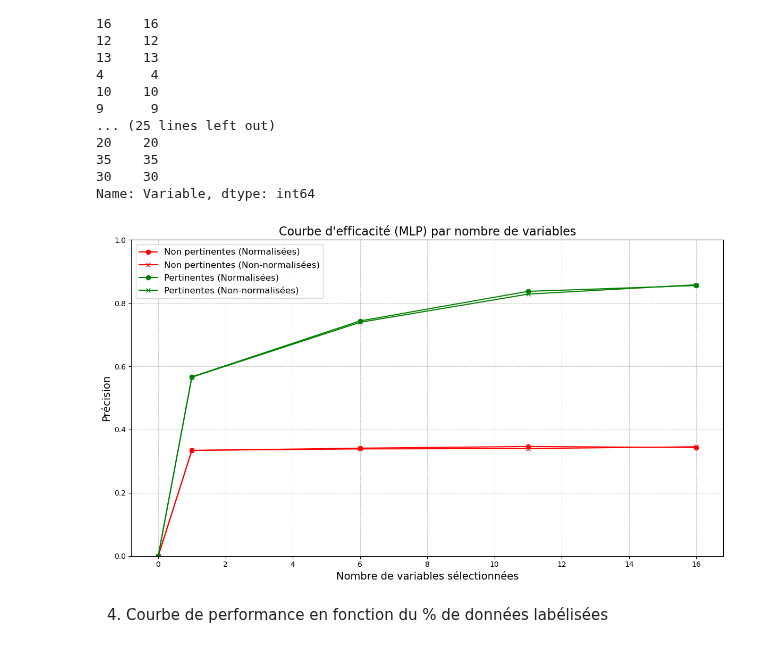
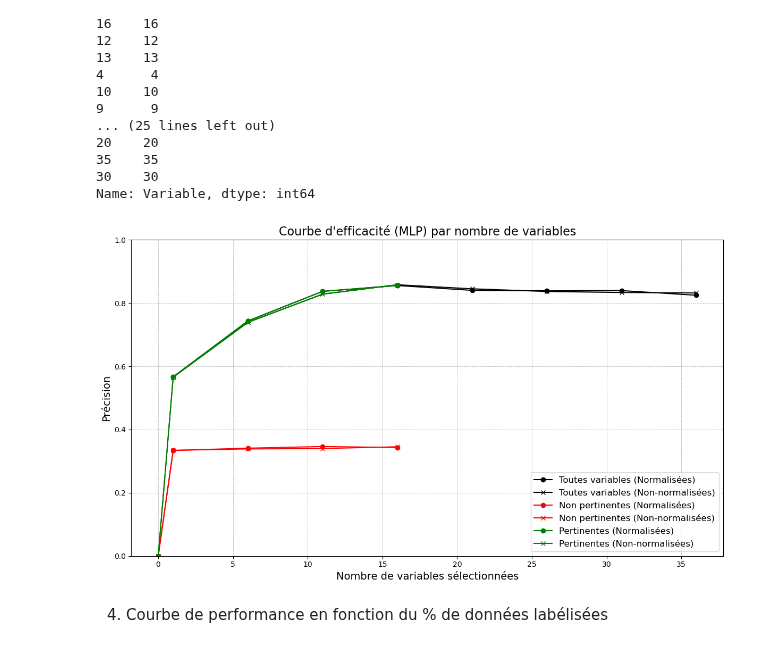
Before and after one commit to jdutel42/TAA, a Jupyter notebook: TP/TP3/TP3_TAA.ipynb, the cells around one changed output. Saved outputs shown, nothing was run; the diff lists cells and outputs as text; code cells hidden in the pictures.

```diff
--- a/TP/TP3/TP3_TAA.ipynb
+++ b/TP/TP3/TP3_TAA.ipynb
@@ -566,35 +573,34 @@ score_df_sorted["Variable"]
 30    30
 Name: Variable, dtype: int64
 # %%
-
 # Tracé des courbes
 plt.figure(figsize=(12, 7))
 
 # # Couleurs harmonieuses
-# plt.plot(all_variables, accuracy_no_selection, label='Toutes variables (Normalisées)', marker='o', color='black')
-# plt.plot(all_variables, accuracy_no_selection_non_normalized, label='Toutes variables (Non-normalisées)', marker='x', color='black')
+plt.plot(num_all_vars, accuracy_no_selection, label='Toutes variables (Normalisées)', marker='o', color='black')
+plt.plot(num_all_vars, accuracy_no_selection_non_normalized, label='Toutes variables (Non-normalisées)', marker='x', color='black')
 
 plt.plot(num_non_pertinent_vars, accuracies_non_pertinent, label="Non pertinentes (Normalisées)", marker='o', color='red')
 plt.plot(num_non_pertinent_vars, accuracies_non_pertinent_non_normalized, label="Non pertinentes (Non-normalisées)", marker='x', color='red')
 
 plt.plot(num_pertinent_vars, accuracies_pertinent, label="Pertinentes (Normalisées)", marker='o', color='green')
 plt.plot(num_pertinent_vars, accuracies_pertinent_non_normalized, label="Pertinentes (Non-normalisées)", marker='x', color='green')
 
 # Configuration des axes
 plt.xlabel('Nombre de variables sélectionnées', fontsize=14)
 plt.ylabel('Précision', fontsize=14)
 plt.title("Courbe d'efficacité (MLP) par nombre de variables", fontsize=16)
 plt.ylim(0, 1)  # Fixe les limites de l'axe Y à [0, 1]
 
 # Légende
 plt.legend(fontsize=12, loc='best')
 
 # Affichage
 plt.grid(color='gray', linestyle='--', linewidth=0.5, alpha=0.7)  # Grille subtile
 plt.tight_layout()  # Améliore la disposition
 plt.show()
 # %% [output]
-[figure, old version]
+[figure, new version]
 # %% [markdown]
 4. Courbe de performance en fonction du % de données labélisées
 # %%
```
Also changed, not shown: parts of 1 cell of this notebook.
